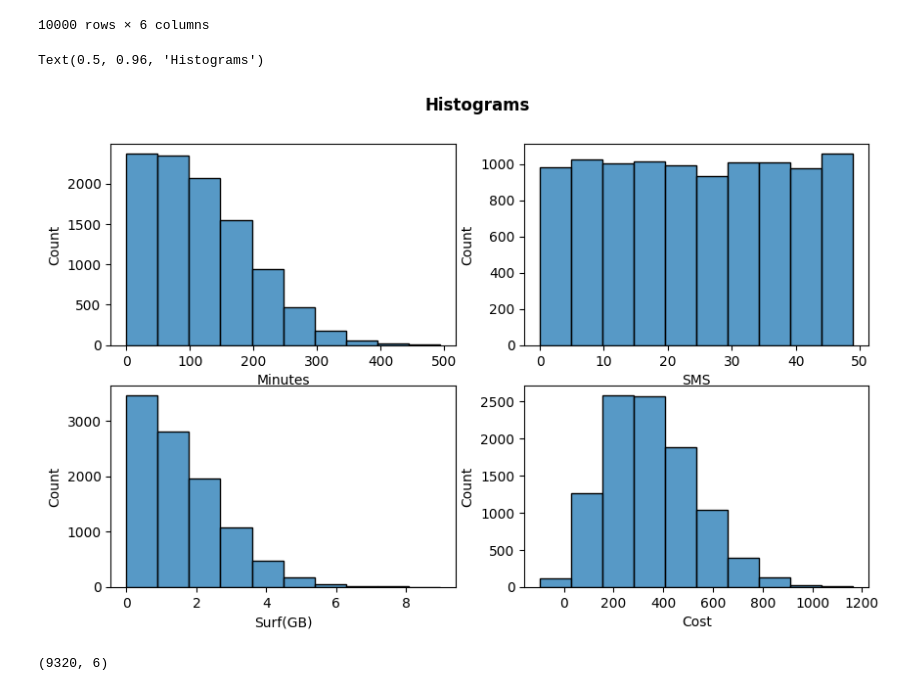
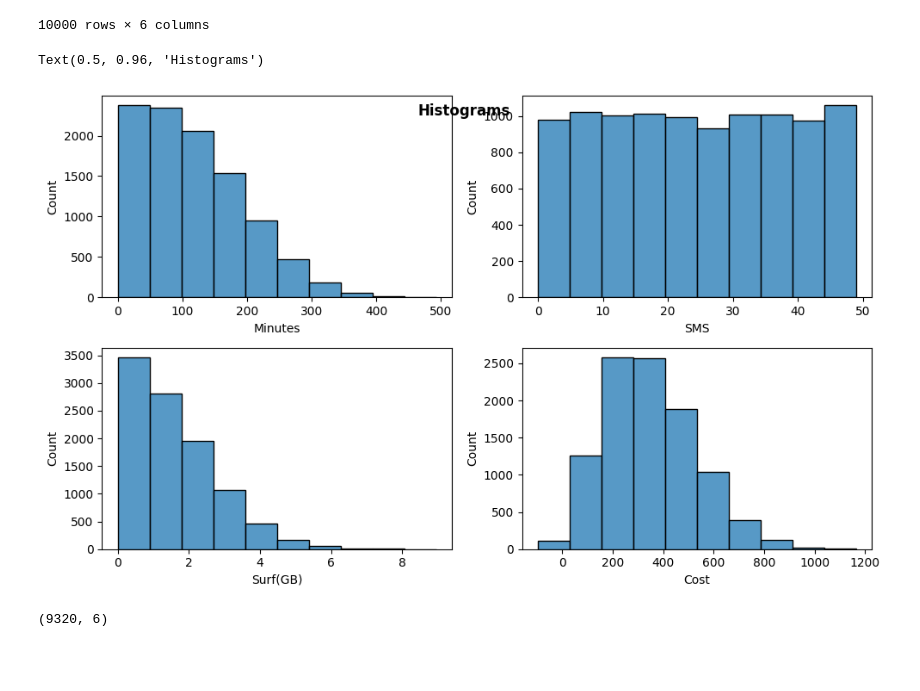
Before and after one commit to yuna-liu/Maskininlarning-Yuna-Liu, a Jupyter notebook: Exercises/E00_linear_regression.ipynb, the cells around one changed output. Cells and saved outputs as stored; diff of their text form; code cells hidden in the pictures; blank space fills up the shorter version.

```diff
--- a/Exercises/E00_linear_regression.ipynb
+++ b/Exercises/E00_linear_regression.ipynb
@@ -493,11 +493,12 @@ df4
 # %%
 fig, axes = plt.subplots(2,2, figsize=(10,6), dpi=100)
 for ax, feature in zip(axes.flatten(), df4.columns[-5: -1]):
     sns.histplot(data=df4, x=feature, ax = ax, bins=10)
+fig.tight_layout()
 fig.suptitle("Histograms", y=0.96, fontweight="bold")
 # %% [output]
 Text(0.5, 0.96, 'Histograms')
-[figure, old version]
+[figure, new version]
 # %%
 def remove_outliers(df):
     df_remove_outliers = df[df['Surf(GB)']<4]
```
Also changed, not shown: parts of 8 cells of this notebook, 1 other file.
